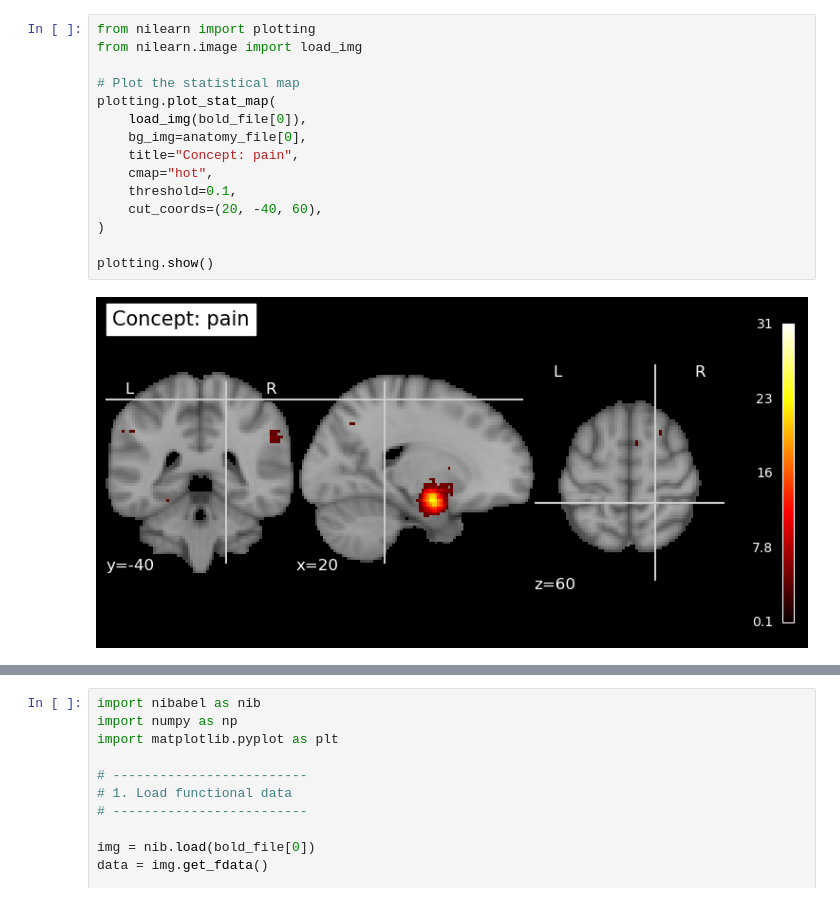
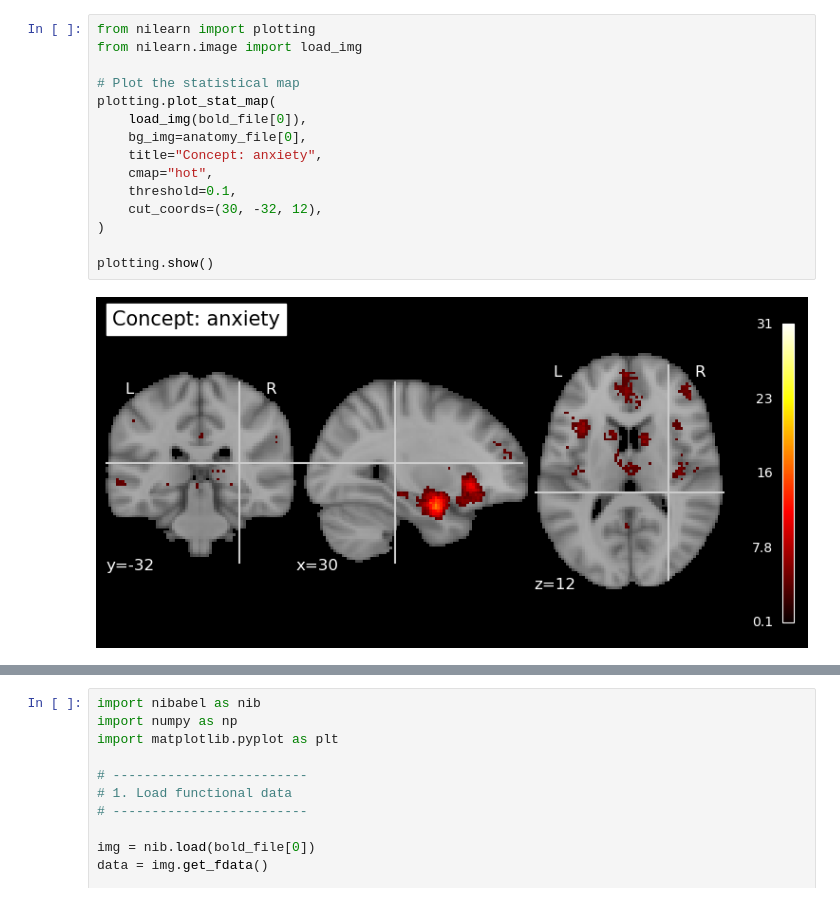
Before and after one commit to tianxinshu/pycourse_assignment-anxiety, a Jupyter notebook: anxiety.ipynb, the cells around one changed output, grey strips where cells are left out. Drawn from its saved outputs; the diff is of its cells as text.

```diff
--- a/anxiety.ipynb
+++ b/anxiety.ipynb
@@ -16,17 +51,17 @@ anatomy_file = glob.glob(
 # %%
 from nilearn import plotting
 from nilearn.image import load_img
 
 # Plot the statistical map
 plotting.plot_stat_map(
     load_img(bold_file[0]),
     bg_img=anatomy_file[0],
-    title="Concept: pain",
+    title="Concept: anxiety",
     cmap="hot",
     threshold=0.1,
-    cut_coords=(20, -40, 60),
+    cut_coords=(30, -32, 12),
 )
 
 plotting.show()
 # %% [output]
-[figure, old version]
+[figure, new version]
```
Also changed, not shown: parts of 5 cells of this notebook, 1 other file.
